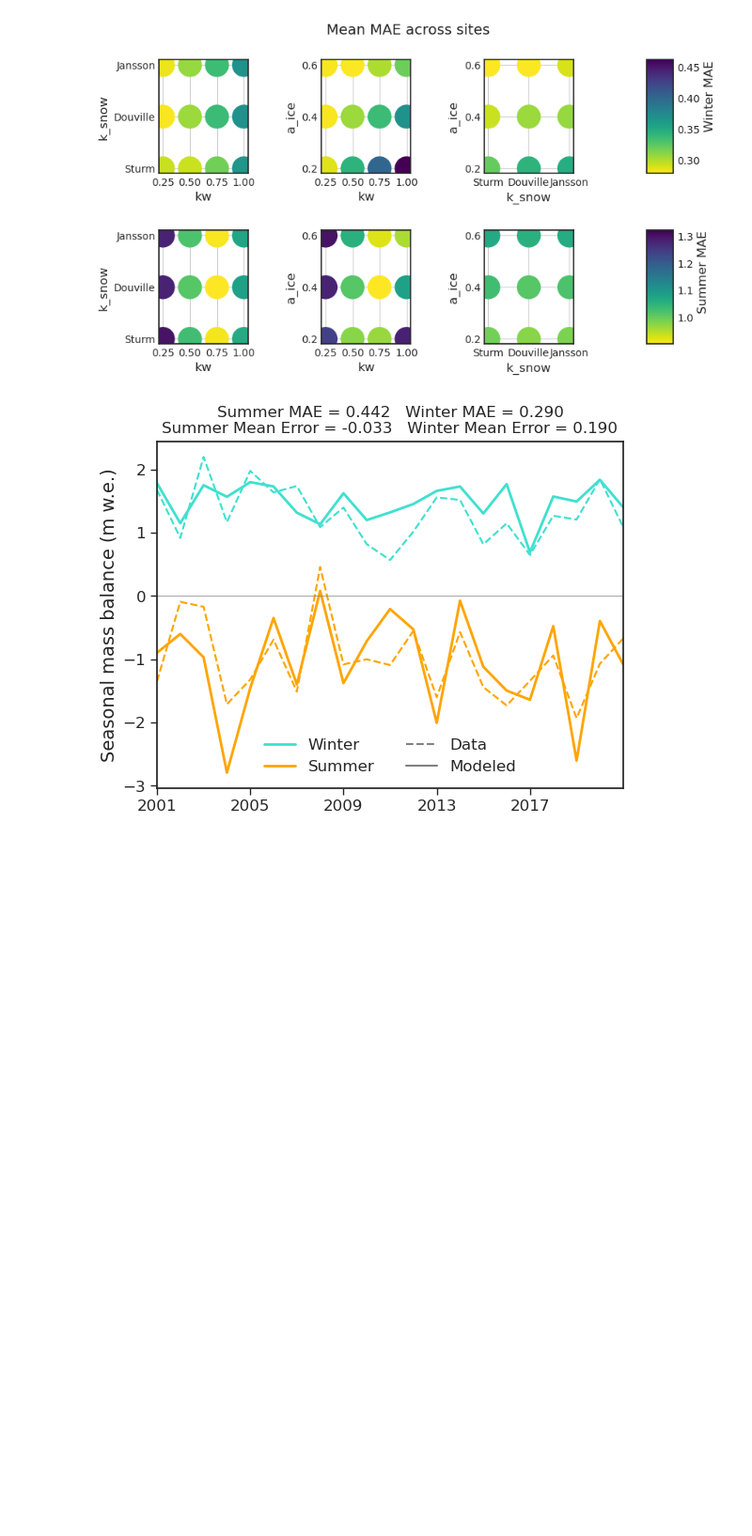
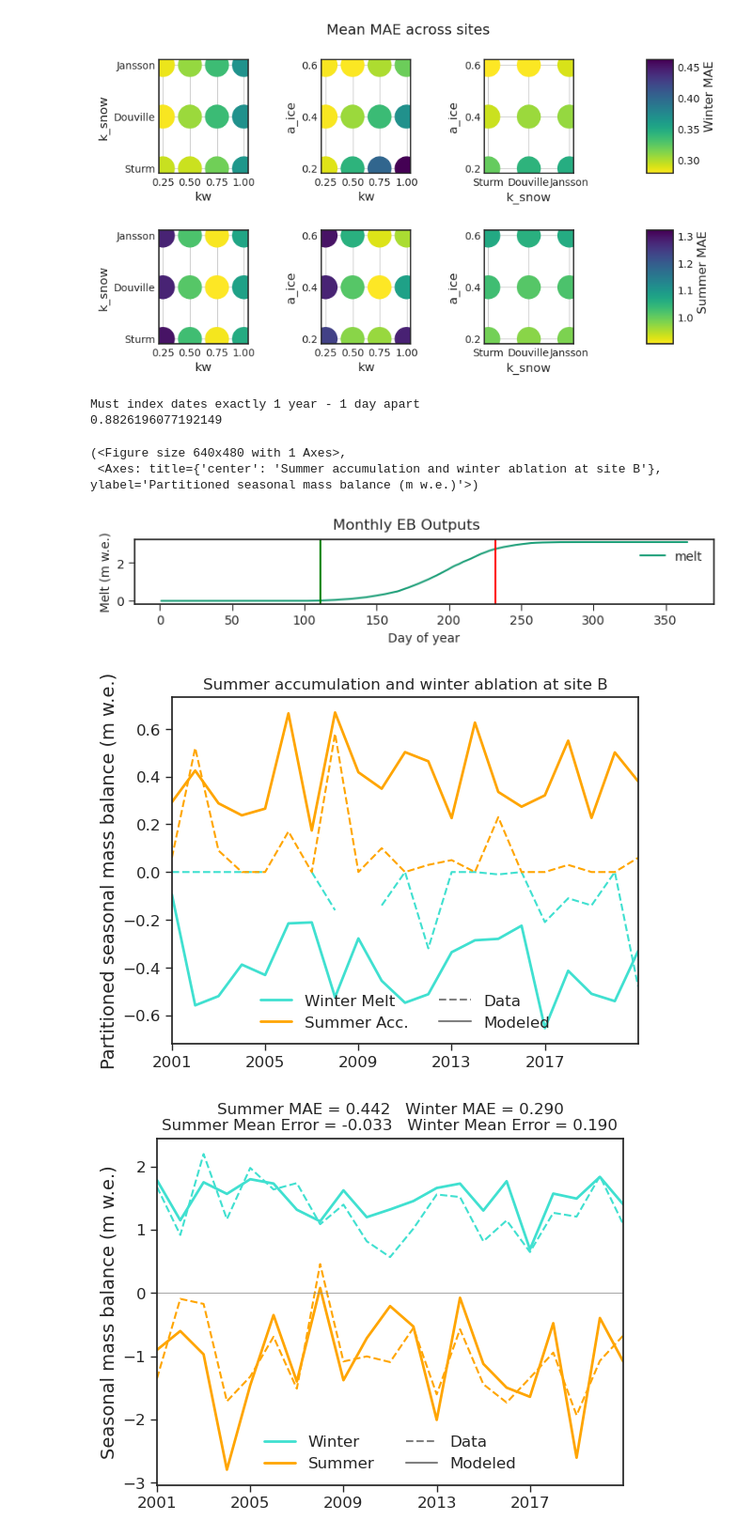
Before and after one commit to clairevwilson/PyGEM-EB, a Jupyter notebook: calibration_plotting.ipynb, the cells around one changed output. Shown at 94% size. Saved outputs shown, nothing was run; the diff lists cells and outputs as text; code cells hidden in the pictures; blank space fills up the shorter version.

```diff
--- a/calibration_plotting.ipynb
+++ b/calibration_plotting.ipynb
@@ -86,5 +65,0 @@ plt.savefig('/home/claire/research/MB_data/three_sites_legend.png',dpi=300,bbox_
-# %%
-ds0,startdate,enddate = getds('/home/claire/research/Output/EB/Gulkana_2024_09_26_0.nc')
-ds1,startdate,enddate = getds('/home/claire/research/Output/EB/Gulkana_2024_09_26_1.nc')
-compare_runs([ds0,ds1],[startdate,enddate],['With SWout','Without SWout'],'dh')
-compare_runs([ds0,ds1],[startdate,enddate],['With SWout','Without SWout'],'albedo')
@@ -179,12 +151,3 @@ Best winter parameter set at site D: {'k_snow': 'Sturm', 'a_ice': 0.6}
 Best summer parameter set at site D: {'k_snow': 'Sturm', 'a_ice': 0.2}
 Best winter parameter set overall: {'k_snow': 'Sturm', 'a_ice': 0.6}
 Best summer parameter set overall: {'k_snow': 'Jansson', 'a_ice': 0.6}
-# %%
-import xarray as xr
-import pandas as pd
-import matplotlib.pyplot as plt
-ds = xr.open_dataset('/home/claire/research/climate_data/MERRA2/SWGDN/MERRA2_SWGDN_60_-150.nc').isel(lat=0,lon=0)
-# ds = ds.resample(time='d').sum()
-ds - 275
-# ds = ds.interp(time=pd.date_range('2004-04-20 00:45','2004-04-21 00:45'))
-# plt.plot(ds.time,ds.SWGDN.values)
@@ -421,3 +173,13 @@ def plot_by(ds,time,vars,t='Monthly EB Outputs',by='month'):
+# %%
+plot_by(ds,[startdate,'2022-04-20'],[['melt']],by='doy')
+seasonal_mass_balance(data_fp,ds,'B',plot='w-s+')
+# %% [output]
+Must index dates exactly 1 year - 1 day apart
+0.8826196077192149
+(<Figure size 640x480 with 1 Axes>,
+ <Axes: title={'center': 'Summer accumulation and winter ablation at site B'}, ylabel='Partitioned seasonal mass balance (m w.e.)'>)
+[figure, added]
+[figure, added]
 # %%
 # ds = xr.open_dataset('/home/claire/research/Output/calibration/09_23/kw0.25_ksnowDouville_aice0.4_siteD_0.nc')
 ds = xr.open_dataset('/home/claire/research/Output/calibration/10_01/kw_calibration_10_01_run39_0.nc')
```
Also changed, not shown: parts of 15 cells of this notebook, 10 other files.
